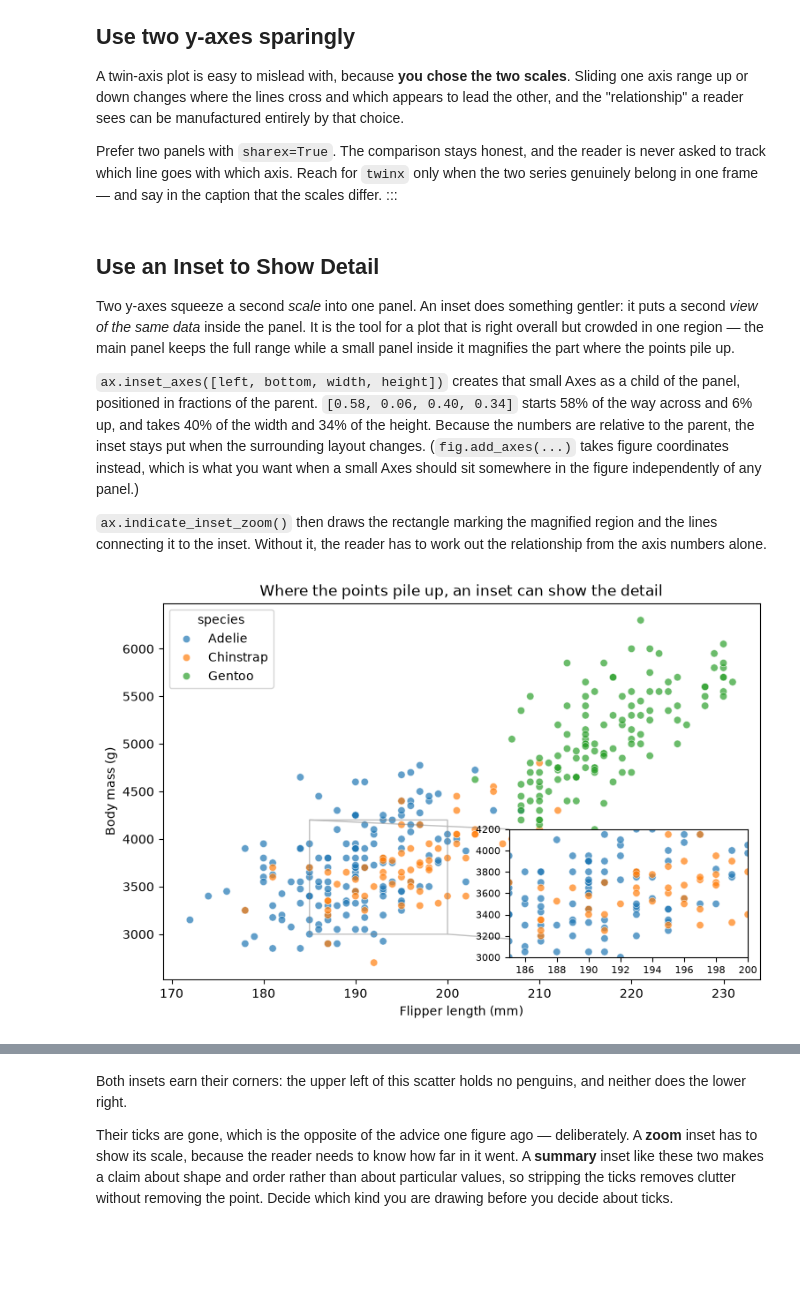
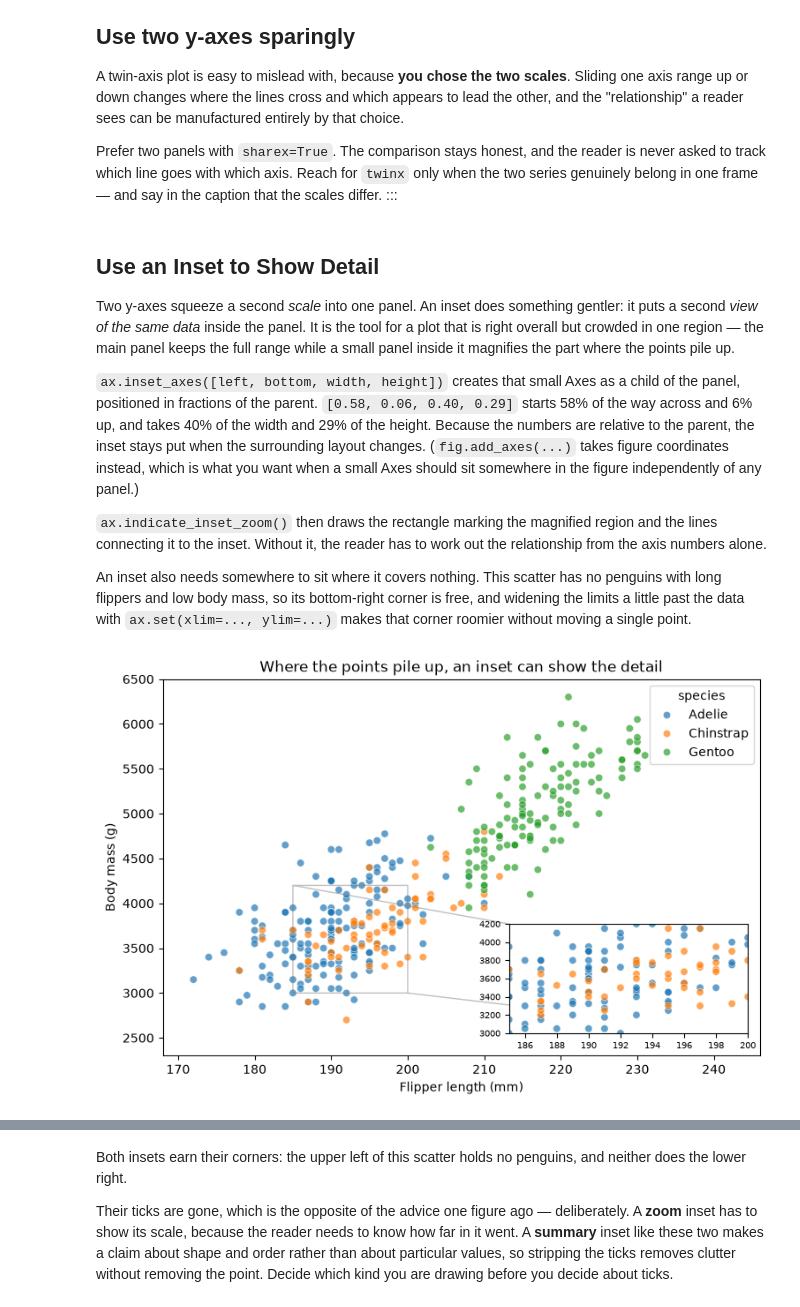
Before and after one commit to Lizhen0909/nu-stat303-1-sec20-coursebook-clean, a Jupyter notebook: teaching-materials/stat303-data-visualization-2/data_viz_2_examples.ipynb, the cells around one changed output, grey strips where cells are left out. Cells and saved outputs as stored; diff of their text form; code cells hidden in the pictures; blank space fills up the shorter version.

```diff
--- a/teaching-materials/stat303-data-visualization-2/data_viz_2_examples.ipynb
+++ b/teaching-materials/stat303-data-visualization-2/data_viz_2_examples.ipynb
@@ -857,8 +857,8 @@ right overall but crowded in one region — the main panel keeps the full range
 small panel inside it magnifies the part where the points pile up.
 
 `ax.inset_axes([left, bottom, width, height])` creates that small Axes as a child of the
-panel, positioned in fractions of the parent. `[0.58, 0.06, 0.40, 0.34]` starts 58% of
-the way across and 6% up, and takes 40% of the width and 34% of the height. Because the
+panel, positioned in fractions of the parent. `[0.58, 0.06, 0.40, 0.29]` starts 58% of
+the way across and 6% up, and takes 40% of the width and 29% of the height. Because the
 numbers are relative to the parent, the inset stays put when the surrounding layout
 changes. (`fig.add_axes(...)` takes figure coordinates instead, which is what you want
 when a small Axes should sit somewhere in the figure independently of any panel.)
@@ -866,24 +866,32 @@ when a small Axes should sit somewhere in the figure independently of any panel.
 `ax.indicate_inset_zoom()` then draws the rectangle marking the magnified region and the
 lines connecting it to the inset. Without it, the reader has to work out the relationship
 from the axis numbers alone.
+
+An inset also needs somewhere to sit where it covers nothing. This scatter has no
+penguins with long flippers and low body mass, so its bottom-right corner is free, and
+widening the limits a little past the data with `ax.set(xlim=..., ylim=...)` makes that
+corner roomier without moving a single point.
 # %%
 fig, ax = plt.subplots(figsize=(7.5, 5), layout="constrained")
 
 sns.scatterplot(data=df, x="flipper_length_mm", y="body_mass_g", hue="species",
                 alpha=0.7, ax=ax)
 ax.set_xlabel("Flipper length (mm)")
 ax.set_ylabel("Body mass (g)")
 ax.set_title("Where the points pile up, an inset can show the detail")
 
+# Widen the limits past the data, clearing a corner for the inset.
+ax.set(xlim=(168, 246), ylim=(2300, 6500))
+
 # A child Axes, placed in fractions of the parent panel.
-zoom = ax.inset_axes([0.58, 0.06, 0.40, 0.34])
+zoom = ax.inset_axes([0.58, 0.06, 0.40, 0.29])
 sns.scatterplot(data=df, x="flipper_length_mm", y="body_mass_g", hue="species",
                 alpha=0.7, legend=False, ax=zoom)
 zoom.set(xlim=(185, 200), ylim=(3000, 4200), xlabel="", ylabel="")
-zoom.tick_params(labelsize=8)
+zoom.tick_params(labelsize=7)
 
 ax.indicate_inset_zoom(zoom, edgecolor="gray")
 plt.show()
 # %% [output]
-[figure, old version]
+[figure, new version]
 # %% [markdown]
```
Also changed, not shown: parts of 3 cells of this notebook, 34 other files.
